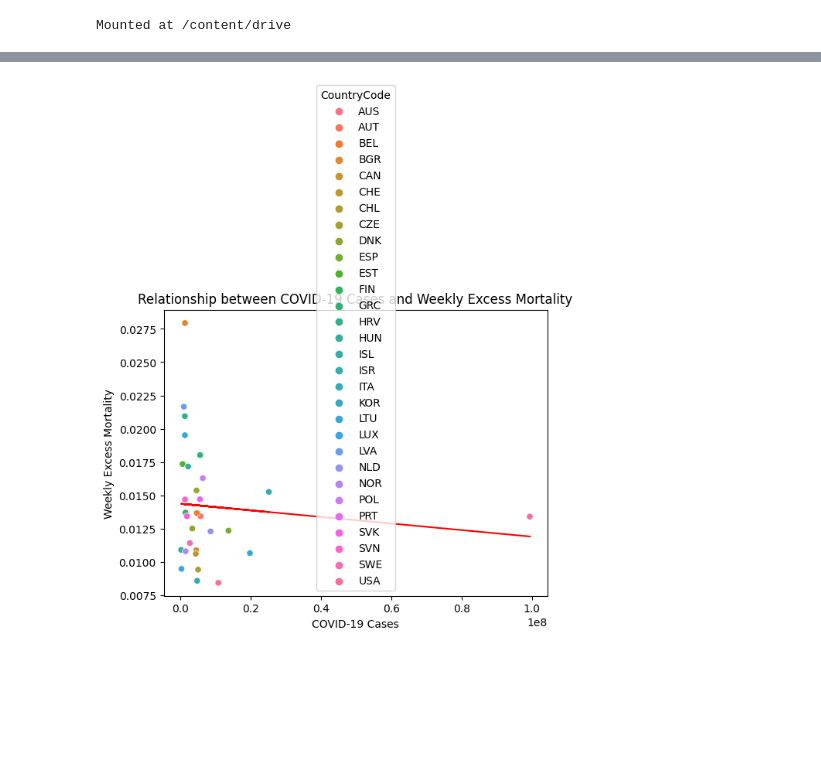
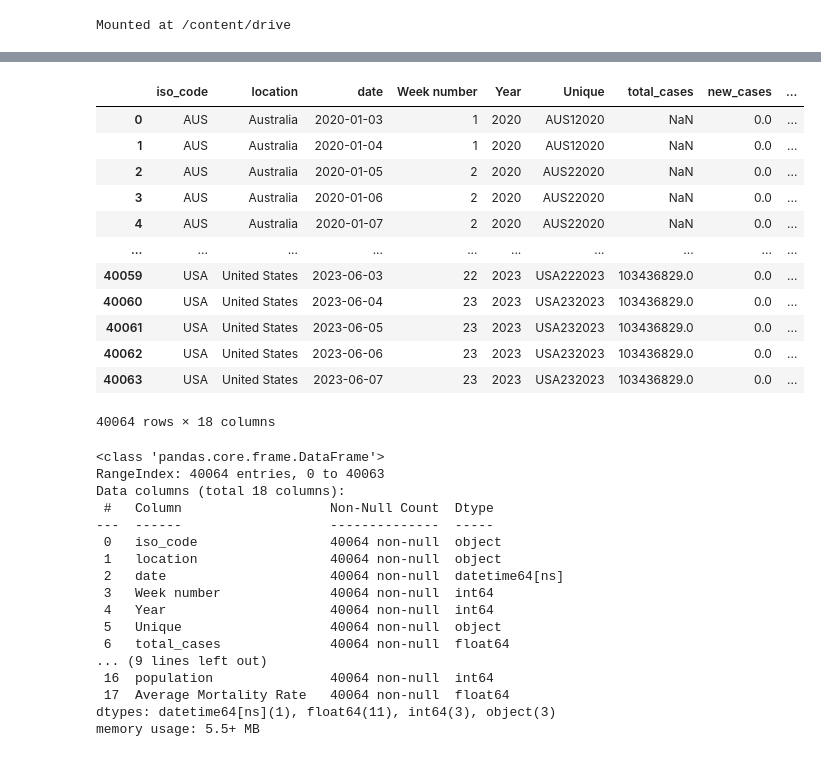
Before and after one commit to Anandraj-S/excess-death-analysis, a Jupyter notebook: excess_deaths.ipynb, the cells around one changed output, grey strips where cells are left out. Cells and saved outputs as stored; diff of their text form; code cells hidden in the pictures; blank space fills up the shorter version.

Commit message:
data cleaning and manipulation

```diff
--- a/excess_deaths.ipynb
+++ b/excess_deaths.ipynb
@@ -268,21 +6,0 @@ merged_df_2022
-# %%
-y = merged_df_2022['RTotal'].values.reshape(-1, 1)
-X = merged_df_2022['total_cases'].values.reshape(-1, 1)
-regression_model = LinearRegression()
-regression_model.fit(X, y)
-
-# Make predictions using the fitted model
-y_pred = regression_model.predict(X)
-
-# Calculate the R-squared value
-r2 = r2_score(y, y_pred)
-
-# Plot the graph
-sns.scatterplot(y=merged_df_2022['RTotal'], x=merged_df_2022['total_cases'], hue=merged_df_2022['CountryCode'])
-plt.plot(X, y_pred, color='red', label=f'Linear Regression (R² = {r2:.2f})')
-plt.ylabel('Weekly Excess Mortality')
-plt.xlabel('COVID-19 Cases')
-plt.title('Relationship between COVID-19 Cases and Weekly Excess Mortality')
-plt.show()
-# %% [output]
-[figure, removed]
@@ -288,0 +21,19 @@ plt.show()
+# %%
+# Load the dataset
+raw_df = pd.read_excel('/content/drive/MyDrive/Data/raw_data.xlsx')
+# %%
+raw_df
+# %% [output]
+|  | iso_code | location | date | Week number | Year | Unique | total_cases | new_cases | ... |
+| 0 | AUS | Australia | 2020-01-03 | 1 | 2020 | AUS12020 | NaN | 0.0 | ... |
+| 1 | AUS | Australia | 2020-01-04 | 1 | 2020 | AUS12020 | NaN | 0.0 | ... |
+| 2 | AUS | Australia | 2020-01-05 | 2 | 2020 | AUS22020 | NaN | 0.0 | ... |
+| 3 | AUS | Australia | 2020-01-06 | 2 | 2020 | AUS22020 | NaN | 0.0 | ... |
+| 4 | AUS | Australia | 2020-01-07 | 2 | 2020 | AUS22020 | NaN | 0.0 | ... |
+| ... | ... | ... | ... | ... | ... | ... | ... | ... | ... |
+| 40059 | USA | United States | 2023-06-03 | 22 | 2023 | USA222023 | 103436829.0 | 0.0 | ... |
+| 40060 | USA | United States | 2023-06-04 | 23 | 2023 | USA232023 | 103436829.0 | 0.0 | ... |
+| 40061 | USA | United States | 2023-06-05 | 23 | 2023 | USA232023 | 103436829.0 | 0.0 | ... |
+| 40062 | USA | United States | 2023-06-06 | 23 | 2023 | USA232023 | 103436829.0 | 0.0 | ... |
+| 40063 | USA | United States | 2023-06-07 | 23 | 2023 | USA232023 | 103436829.0 | 0.0 | ... |
+40064 rows × 18 columns
@@ -288,0 +42,20 @@ plt.show()
+# %%
+raw_df.info()
+# %% [output]
+<class 'pandas.core.frame.DataFrame'>
+RangeIndex: 40064 entries, 0 to 40063
+Data columns (total 18 columns):
+ #   Column                   Non-Null Count  Dtype
+---  ------                   --------------  -----
+ 0   iso_code                 40064 non-null  object
+ 1   location                 40064 non-null  object
+ 2   date                     40064 non-null  datetime64[ns]
+ 3   Week number              40064 non-null  int64
+ 4   Year                     40064 non-null  int64
+ 5   Unique                   40064 non-null  object
+ 6   total_cases              40064 non-null  float64
+... (9 lines left out)
+ 16  population               40064 non-null  int64
+ 17  Average Mortality Rate   40064 non-null  float64
+dtypes: datetime64[ns](1), float64(11), int64(3), object(3)
+memory usage: 5.5+ MB
```
Also changed, not shown: parts of 34 cells of this notebook.
